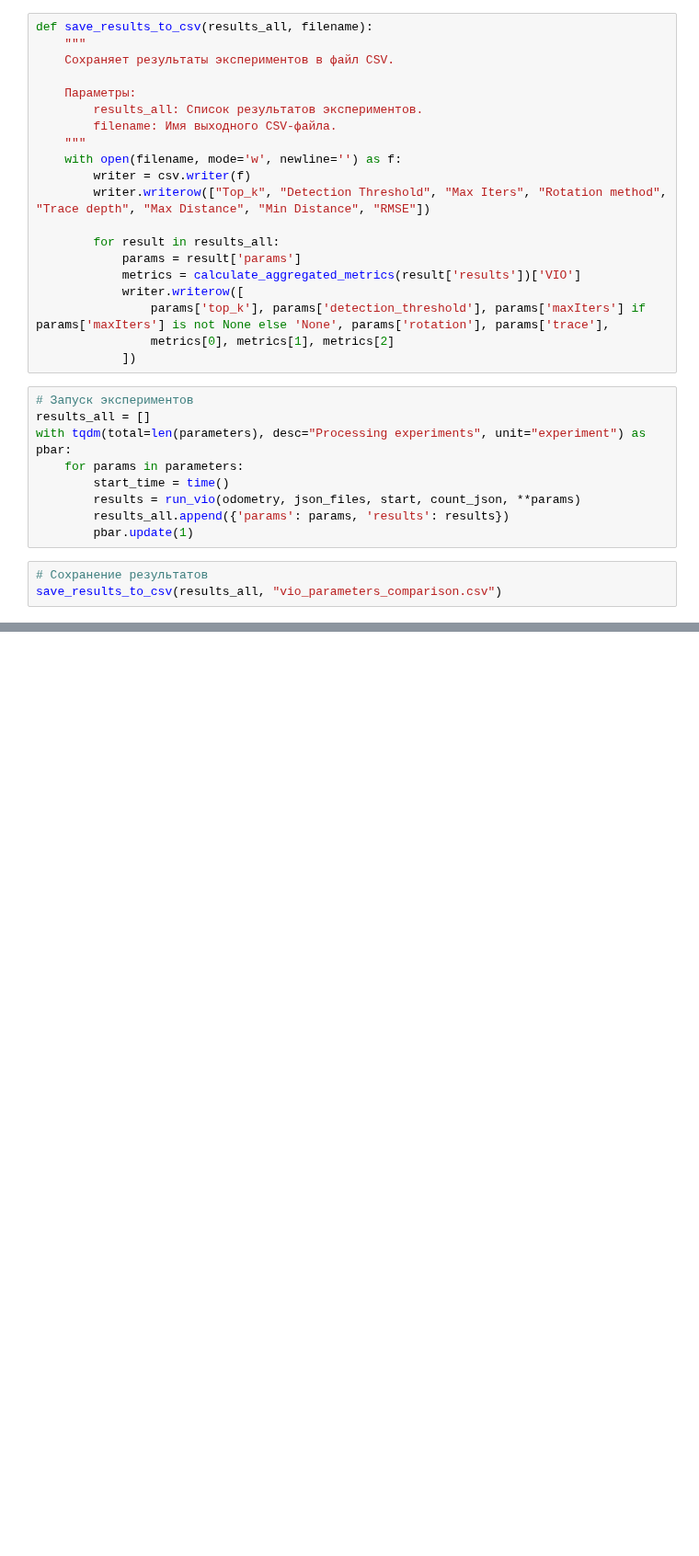
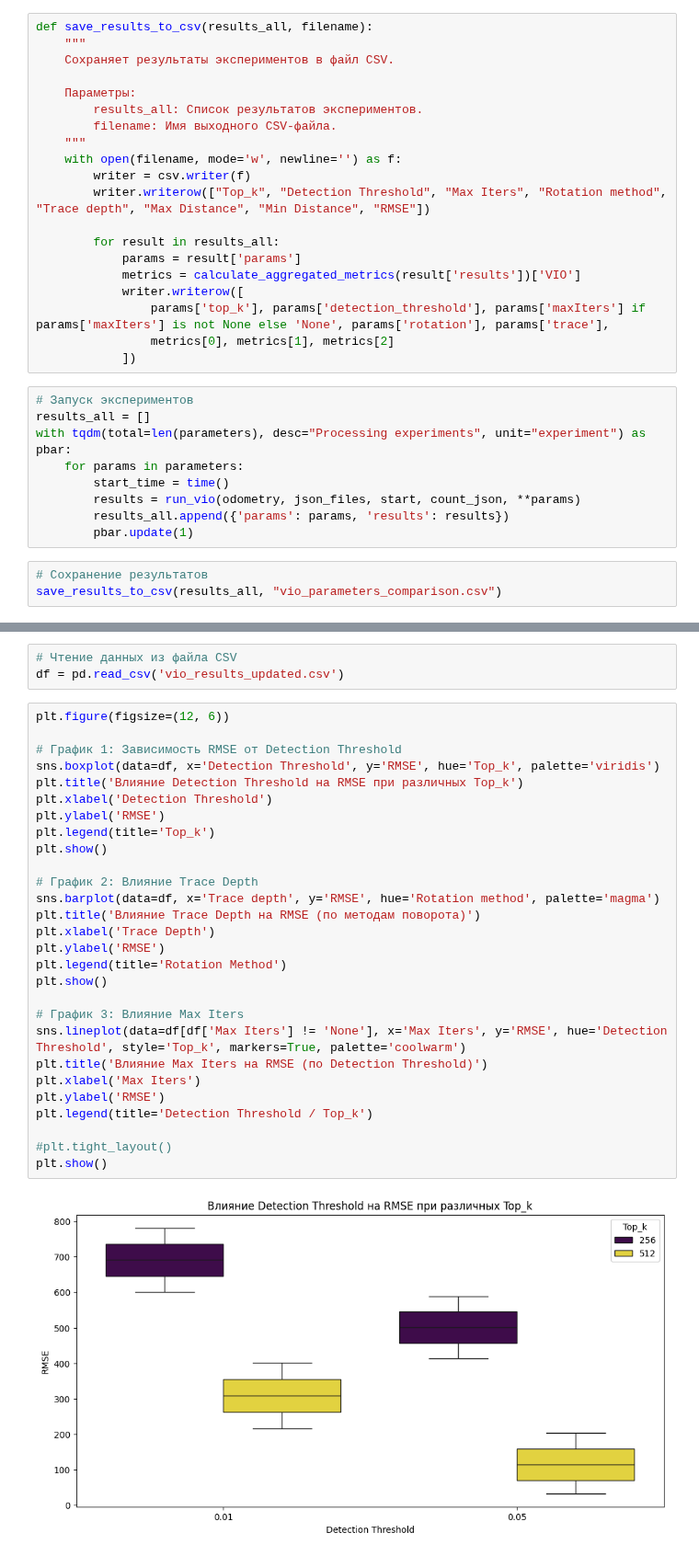
Before and after one commit to Razvald/helicopter, a Jupyter notebook: GIT/optimize_vio_performance.ipynb, the cells around one changed output, grey strips where cells are left out. Shown at 92% size. Drawn from its saved outputs; the diff is of its cells as text; blank space fills up the shorter version.

```diff
--- a/GIT/optimize_vio_performance.ipynb
+++ b/GIT/optimize_vio_performance.ipynb
@@ -169,0 +276,33 @@ save_results_to_csv(results_all, "vio_parameters_comparison.csv")
+# %%
+# Чтение данных из файла CSV
+df = pd.read_csv('vio_results_updated.csv')
+# %%
+plt.figure(figsize=(12, 6))
+
+# График 1: Зависимость RMSE от Detection Threshold
+sns.boxplot(data=df, x='Detection Threshold', y='RMSE', hue='Top_k', palette='viridis')
+plt.title('Влияние Detection Threshold на RMSE при различных Top_k')
+plt.xlabel('Detection Threshold')
+plt.ylabel('RMSE')
+plt.legend(title='Top_k')
+plt.show()
+
+# График 2: Влияние Trace Depth
+sns.barplot(data=df, x='Trace depth', y='RMSE', hue='Rotation method', palette='magma')
+plt.title('Влияние Trace Depth на RMSE (по методам поворота)')
+plt.xlabel('Trace Depth')
+plt.ylabel('RMSE')
+plt.legend(title='Rotation Method')
+plt.show()
+
+# График 3: Влияние Max Iters
+sns.lineplot(data=df[df['Max Iters'] != 'None'], x='Max Iters', y='RMSE', hue='Detection Threshold', style='Top_k', markers=True, palette='coolwarm')
+plt.title('Влияние Max Iters на RMSE (по Detection Threshold)')
+plt.xlabel('Max Iters')
+plt.ylabel('RMSE')
+plt.legend(title='Detection Threshold / Top_k')
+
+#plt.tight_layout()
+plt.show()
+# %% [output]
+[figure, added]
```
Also changed, not shown: parts of 5 cells of this notebook, 14 other files.
